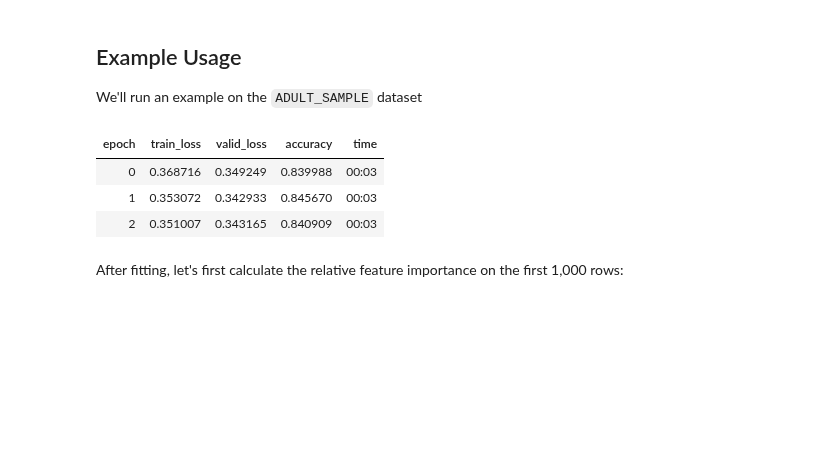
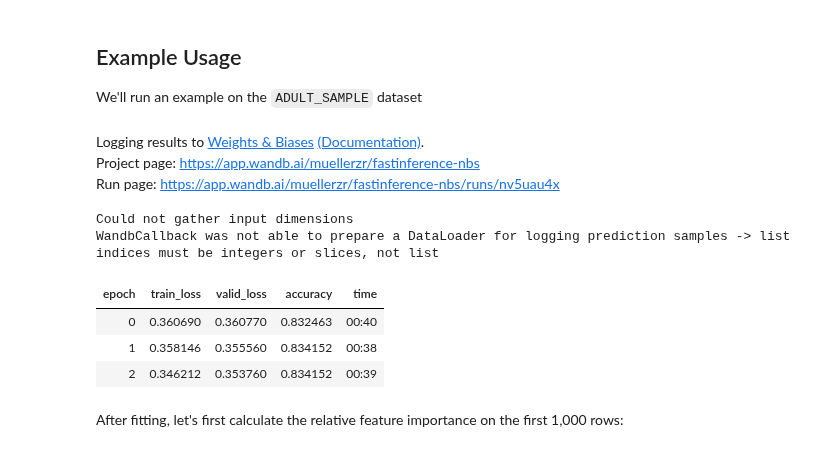
Before and after one commit to muellerzr/fastinference, a Jupyter notebook: nbs/01_tabular.interpretation.ipynb, the cells around one changed output. Cells and saved outputs as stored; diff of their text form; code cells hidden in the pictures; blank space fills up the shorter version.

```diff
--- a/nbs/01_tabular.interpretation.ipynb
+++ b/nbs/01_tabular.interpretation.ipynb
@@ -181,6 +182,13 @@ Plots dendrogram for a calculated correlation matrix
 We'll run an example on the `ADULT_SAMPLE` dataset
 # %%
 from fastai2.tabular.all import *
+import wandb
+wandb.init()
+from fastai2.callback.wandb import *
+# %% [output]
+Logging results to Weights & Biases (Documentation).
+Project page: https://app.wandb.ai/muellerzr/fastinference-nbs
+Run page: https://app.wandb.ai/muellerzr/fastinference-nbs/runs/nv5uau4x
 # %%
 path = untar_data(URLs.ADULT_SAMPLE)
 # %%
@@ -195,13 +203,16 @@ to = TabularPandas(df, procs=procs, cat_names=cat_names, cont_names=cont_names,
                    y_names=y_names, splits=splits)
 dls = to.dataloaders()
 # %%
-learn = tabular_learner(dls, layers=[200,100], metrics=accuracy)
+learn = tabular_learner(dls, layers=[200,100], metrics=accuracy,
+                       cbs=WandbCallback())
 learn.fit(3)
 # %% [output]
+Could not gather input dimensions
+WandbCallback was not able to prepare a DataLoader for logging prediction samples -> list indices must be integers or slices, not list
 | epoch | train_loss | valid_loss | accuracy | time |
-| 0 | 0.368716 | 0.349249 | 0.839988 | 00:03 |
-| 1 | 0.353072 | 0.342933 | 0.845670 | 00:03 |
-| 2 | 0.351007 | 0.343165 | 0.840909 | 00:03 |
+| 0 | 0.360690 | 0.360770 | 0.832463 | 00:40 |
+| 1 | 0.358146 | 0.355560 | 0.834152 | 00:38 |
+| 2 | 0.346212 | 0.353760 | 0.834152 | 00:39 |
 # %% [markdown]
 After fitting, let's first calculate the relative feature importance on the first 1,000 rows:
 # %%
```
Also changed, not shown: parts of 6 cells of this notebook, 12 other files.
